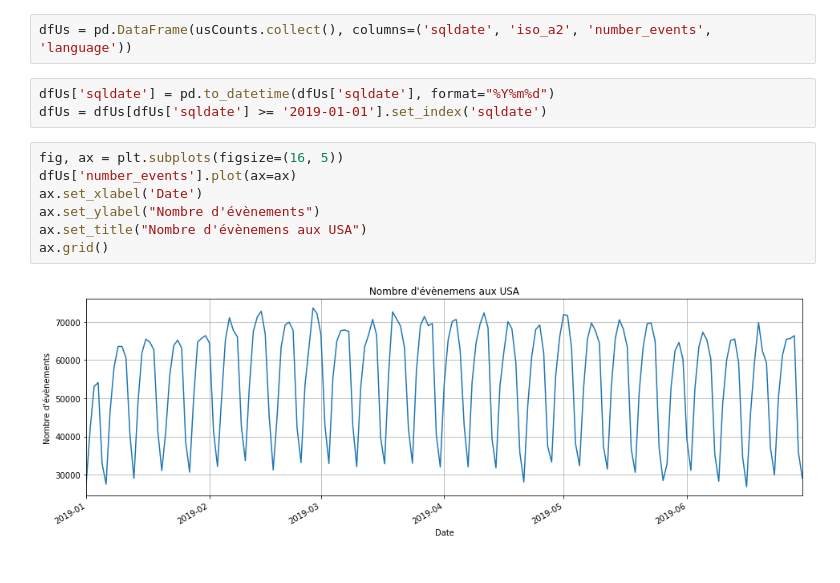
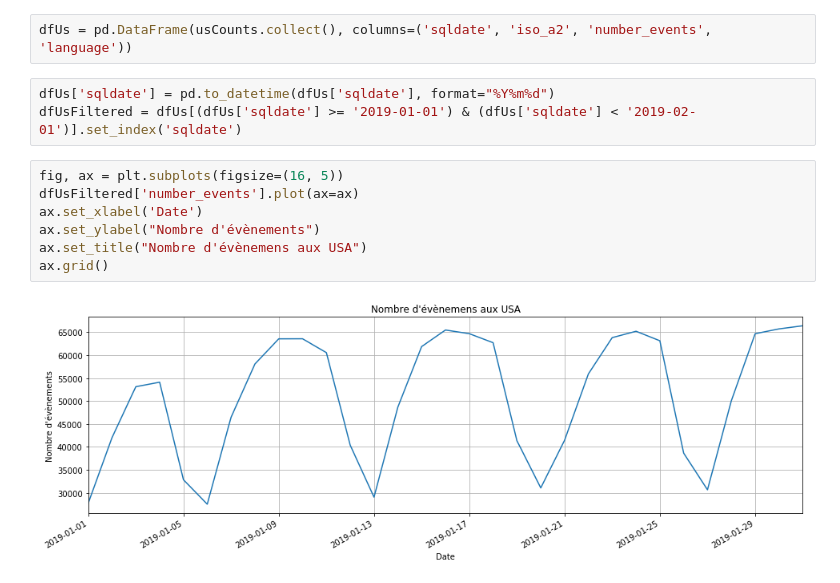
Before and after one commit to tonio73/GDELT-Explore, a Jupyter notebook: notebooks/QueryA.ipynb, the cells around one changed output. Drawn from its saved outputs; the diff is of its cells as text.

```diff
--- a/notebooks/QueryA.ipynb
+++ b/notebooks/QueryA.ipynb
@@ -100,13 +93,13 @@ usCounts = querya.where("country == 'US'")
 dfUs = pd.DataFrame(usCounts.collect(), columns=('sqldate', 'iso_a2', 'number_events', 'language'))
 # %%
 dfUs['sqldate'] = pd.to_datetime(dfUs['sqldate'], format="%Y%m%d")
-dfUs = dfUs[dfUs['sqldate'] >= '2019-01-01'].set_index('sqldate')
+dfUsFiltered = dfUs[(dfUs['sqldate'] >= '2019-01-01') & (dfUs['sqldate'] < '2019-02-01')].set_index('sqldate')
 # %%
 fig, ax = plt.subplots(figsize=(16, 5))
-dfUs['number_events'].plot(ax=ax)
+dfUsFiltered['number_events'].plot(ax=ax)
 ax.set_xlabel('Date')
 ax.set_ylabel("Nombre d'évènements")
 ax.set_title("Nombre d'évènemens aux USA")
 ax.grid()
 # %% [output]
-[figure, old version]
+[figure, new version]
```
Also changed, not shown: parts of 14 cells of this notebook, 6 other files.
